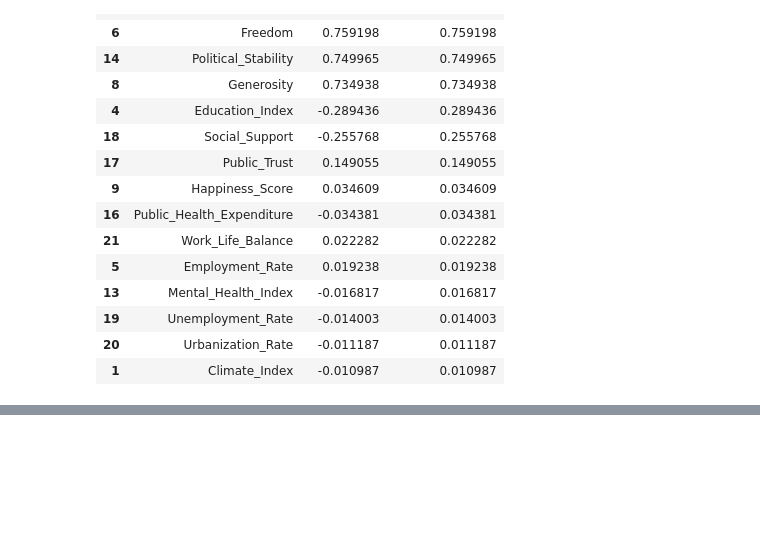
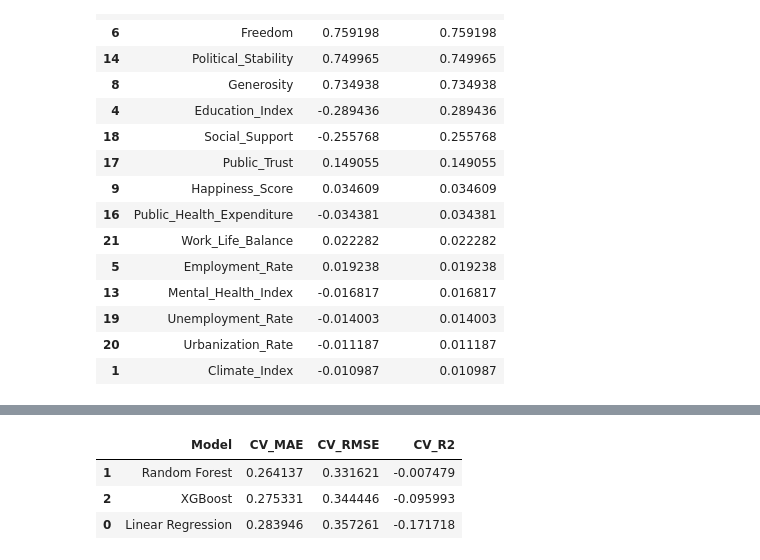
Before and after one commit to mateidiana/WellBeingModelling, a Jupyter notebook: notebooks/hybrid_models/03_4_hybrid_models_world_happiness.ipynb, the cells around one changed output, grey strips where cells are left out. Cells and saved outputs as stored; diff of their text form; code cells hidden in the pictures; blank space fills up the shorter version.

```diff
--- a/notebooks/hybrid_models/03_4_hybrid_models_world_happiness.ipynb
+++ b/notebooks/hybrid_models/03_4_hybrid_models_world_happiness.ipynb
@@ -344,0 +466,56 @@ coef_df_residual_base.sort_values("Abs_Coefficient", ascending=False).head(15)
+# %%
+# Cross-validation for the main hybrid models
+# Because the dataset is small, cross-validation provides a more robust estimate
+# of performance than a single split alone
+
+models_cv = {
+    "Linear Regression": LinearRegression(),
+    "Random Forest": RandomForestRegressor(
+        n_estimators=100,
+        max_depth=6,
+        min_samples_split=10,
+        min_samples_leaf=4,
+        max_features="sqrt",
+        random_state=42,
+        n_jobs=-1
+    ),
+    "XGBoost": XGBRegressor(
+        n_estimators=100,
+        max_depth=3,
+        learning_rate=0.05,
+        subsample=0.8,
+        colsample_bytree=0.8,
+        random_state=42,
+        n_jobs=-1,
+        tree_method="hist"
+    )
+}
+
+cv_summary = []
+
+for name, model in models_cv.items():
+    scores = cross_validate(
+        model,
+        X, y,
+        cv=cv,
+        scoring={
+            "mae": "neg_mean_absolute_error",
+            "rmse": "neg_root_mean_squared_error",
+            "r2": "r2"
+        }
+    )
+
+    cv_summary.append({
+        "Model": name,
+        "CV_MAE": -scores["test_mae"].mean(),
+        "CV_RMSE": -scores["test_rmse"].mean(),
+        "CV_R2": scores["test_r2"].mean()
+    })
+
+cv_results = pd.DataFrame(cv_summary)
+cv_results.sort_values("CV_R2", ascending=False)
+# %% [output]
+|  | Model | CV_MAE | CV_RMSE | CV_R2 |
+| 1 | Random Forest | 0.264137 | 0.331621 | -0.007479 |
+| 2 | XGBoost | 0.275331 | 0.344446 | -0.095993 |
+| 0 | Linear Regression | 0.283946 | 0.357261 | -0.171718 |
```
Also changed, not shown: parts of 3 cells of this notebook.
